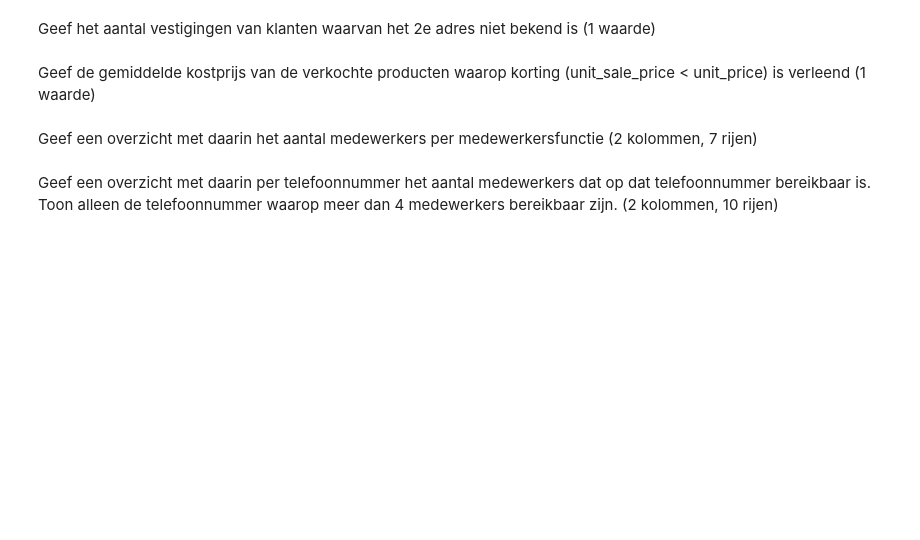
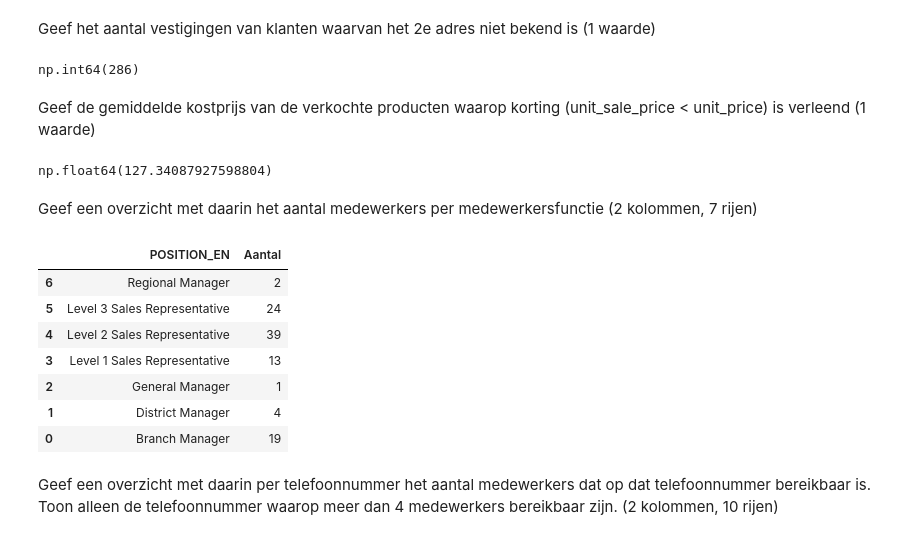
Before and after one commit to Byrott0/DEDS_Portfolio, a Jupyter notebook: wk1.1/DEDS_WC_1.2_en_1.3_Opdrachten.ipynb, the cells around one changed output. Saved outputs shown, nothing was run; the diff lists cells and outputs as text; code cells hidden in the pictures; blank space fills up the shorter version.

```diff
--- a/wk1.1/DEDS_WC_1.2_en_1.3_Opdrachten.ipynb
+++ b/wk1.1/DEDS_WC_1.2_en_1.3_Opdrachten.ipynb
@@ -189,8 +219,37 @@ marge van producten (3 kolommen, 1 rij)
 # %% [markdown]
 Geef het aantal vestigingen van klanten waarvan het 2e adres niet bekend is (1 waarde)
+# %%
+filtered = sf_retailer['ADDRESS1'].notna() & sf_retailer['ADDRESS2'].isna()
+filtered.sum()
+# %% [output]
+np.int64(286)
 # %% [markdown]
 Geef de gemiddelde kostprijs van de verkochte producten waarop korting (unit_sale_price < unit_price) is verleend (1 waarde)
+# %%
+sql_queryod = "SELECT * FROM order_details;"
+sf_orderdet = pd.read_sql_query(sql_queryod, sales_conn)
+
+filtered = sf_orderdet[sf_orderdet['UNIT_SALE_PRICE'] < sf_orderdet['UNIT_PRICE']]['UNIT_COST'].mean()
+filtered
+# %% [output]
+np.float64(127.34087927598804)
 # %% [markdown]
 Geef een overzicht met daarin het aantal medewerkers per medewerkersfunctie (2 kolommen, 7 rijen)
+# %%
+sql_queryss = "SELECT * FROM sales_staff"
+sf_salesstaff = pd.read_sql_query(sql_queryss, sales_conn)
+
+#size == count, resetindexname == 2de kolomnaam, sortvalues == orderby
+filtered = (sf_salesstaff.groupby('POSITION_EN').size().reset_index(name='Aantal').sort_values('POSITION_EN', ascending=False))
+filtered
+# %% [output]
+|  | POSITION_EN | Aantal |
+| 6 | Regional Manager | 2 |
+| 5 | Level 3 Sales Representative | 24 |
+| 4 | Level 2 Sales Representative | 39 |
+| 3 | Level 1 Sales Representative | 13 |
+| 2 | General Manager | 1 |
+| 1 | District Manager | 4 |
+| 0 | Branch Manager | 19 |
 # %% [markdown]
 Geef een overzicht met daarin per telefoonnummer het aantal medewerkers dat op dat telefoonnummer bereikbaar is. Toon alleen de telefoonnummer waarop meer dan 4 medewerkers bereikbaar zijn. (2 kolommen, 10 rijen)
```
Also changed, not shown: parts of 11 cells of this notebook, 1 other file.
